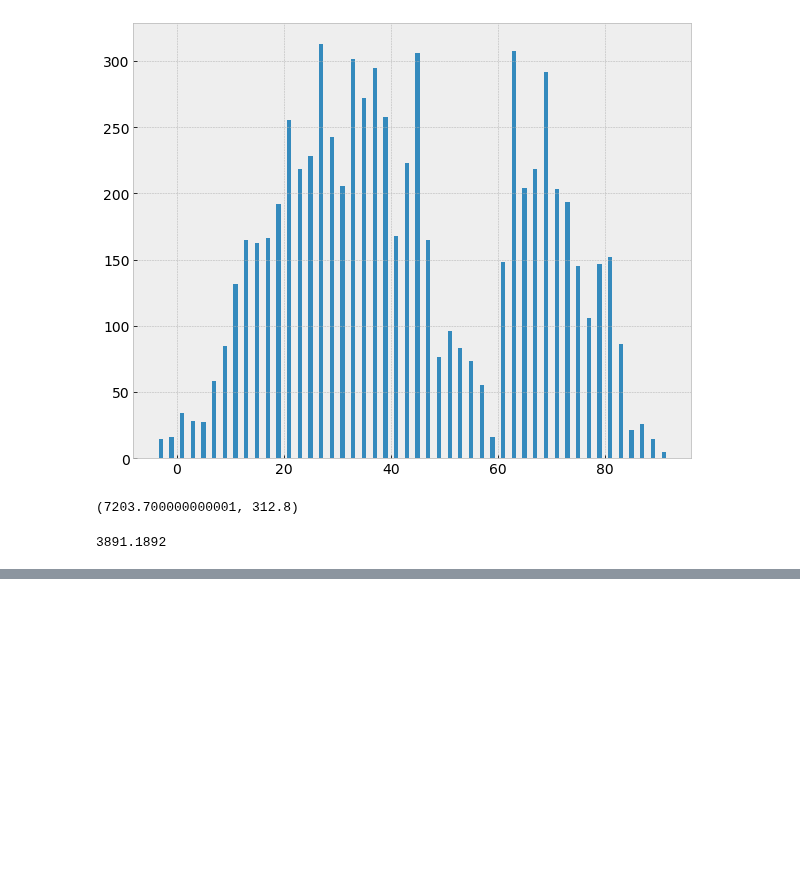
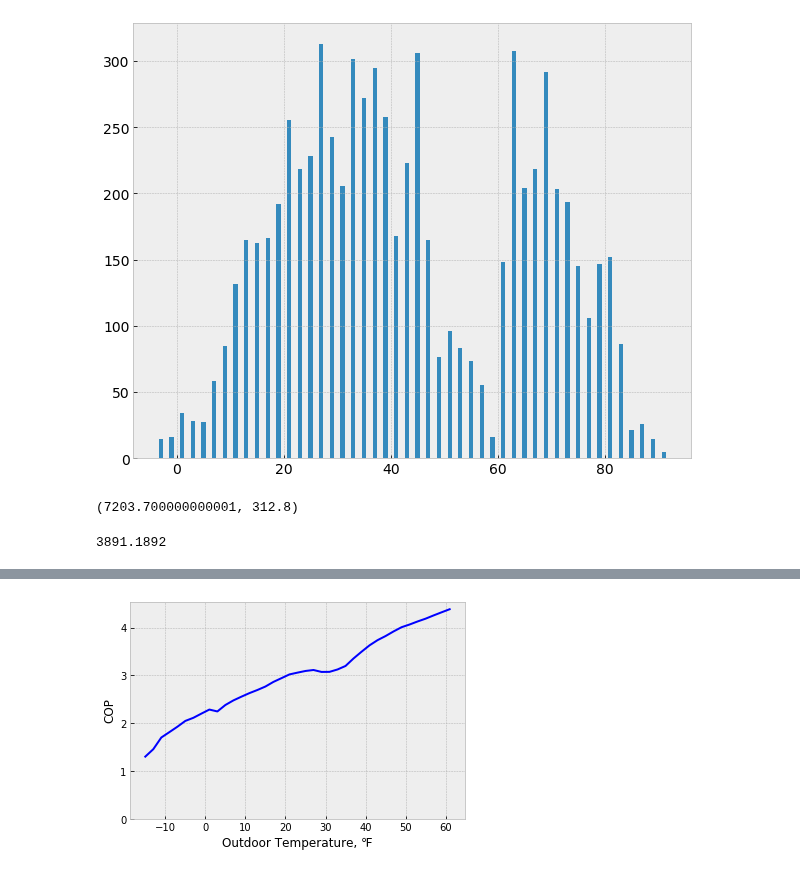
Before and after one commit to alanmitchell/heat-pump-study, a Jupyter notebook: field_studies/cadmus_vt/cadmus_vt_analysis.ipynb, the cells around one changed output, grey strips where cells are left out. Drawn from its saved outputs; the diff is of its cells as text; code cells hidden in the pictures; blank space fills up the shorter version.

```diff
--- a/field_studies/cadmus_vt/cadmus_vt_analysis.ipynb
+++ b/field_studies/cadmus_vt/cadmus_vt_analysis.ipynb
@@ -155,0 +161,3 @@ sum(hrs), max(hrs)
+# %%
+df_cop_raw = xw.Book('TRM Savings Calculation_EFLH_kWh_kW.XLSX').sheets[0].range('tbl_COP').options(pd.DataFrame).value
+df_cop_raw.head()
@@ -155,0 +172,5 @@ sum(hrs), max(hrs)
+# %%
+df_cop = df_cop_raw[['Actual Observed COP']]
+df_cop.reset_index(inplace=True)
+df_cop.columns = ['temperature', 'cop']
+df_cop.head()
@@ -155,0 +184,11 @@ sum(hrs), max(hrs)
+# %%
+plot(df_cop.temperature, df_cop.cop, 'b-')
+xlabel('Outdoor Temperature, ℉')
+ylabel('COP')
+ylim(0)
+df_cop['source'] = 'Cadmus VT'
+df_cop['field_study'] = True
+df_cop['hspf'] = 11.91   # From TRM spreadsheet, Assumptions!X26
+df_cop.to_pickle('temp_cop_cadmus_vt.pkl')
+# %% [output]
+[figure, added]
```
Also changed, not shown: parts of 5 cells of this notebook, 3 other files.
